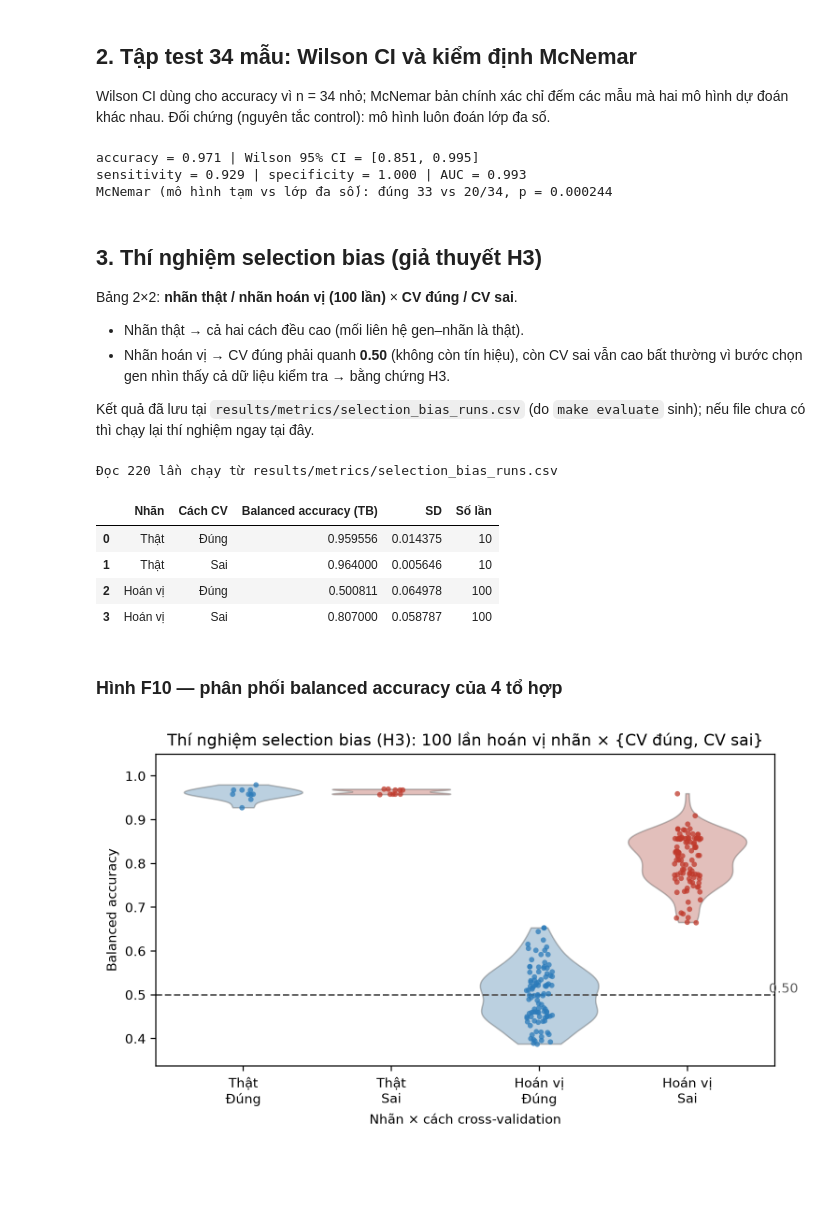
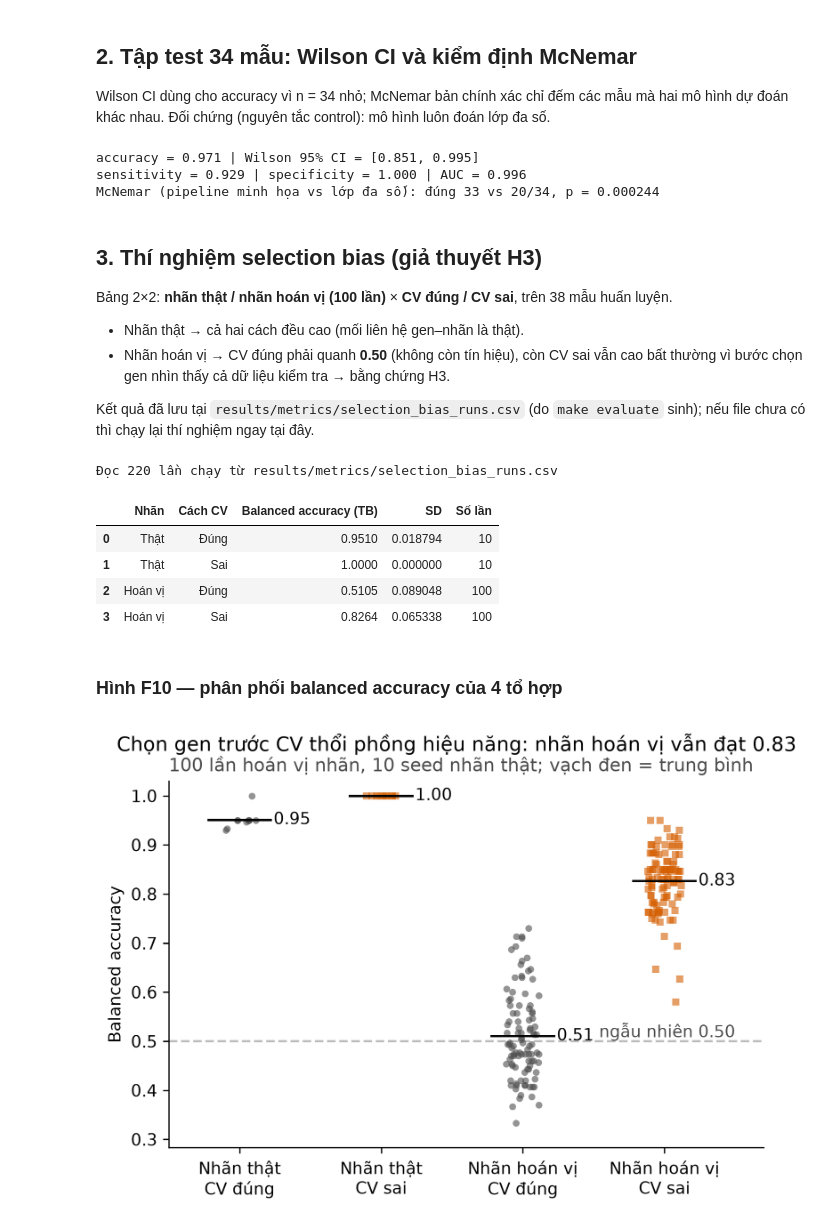
Before and after one commit to BuiTuanHiep912/Golub-project, a Jupyter notebook: notebooks/08_evaluation.ipynb, the cells around one changed output. Drawn from its saved outputs; the diff is of its cells as text; code cells hidden in the pictures; blank space fills up the shorter version.

```diff
--- a/notebooks/08_evaluation.ipynb
+++ b/notebooks/08_evaluation.ipynb
@@ -49,9 +44,11 @@ from src.load import load_golub
 
 pd.set_option("display.max_columns", 20)
 # %%
-X, samples = load_golub(layer="cleansed")
-y = samples["class"]
-pipe = _baseline_pipeline()   # pipeline tạm: log10 -> scale -> 50 gen -> logistic
-print("X:", X.shape, "| samples:", samples.shape)
+X, samples = load_golub(layer="curated")      # X_log10: đã threshold + log10, KHÔNG log thêm lần nữa
+y, split = samples["class"], samples["split"]
+train = (split == "train").to_numpy()
+X_tr, y_tr = X[train], y[train]               # 38 mẫu tham chiếu (ADR-014)
+pipe = _baseline_pipeline()   # make_preprocess() -> 50 gen -> logistic
+print("X:", X.shape, "| samples:", samples.shape, "| huấn luyện:", X_tr.shape)
 samples.head()
 # %% [output]
@@ -113,19 +113,19 @@ print(f"accuracy = {row['accuracy']:.3f} | Wilson 95% CI = [{row['acc_ci_low']:.
 print(f"sensitivity = {row['sensitivity']:.3f} | specificity = {row['specificity']:.3f} | AUC = {row['auc']:.3f}")
 
 majority = evaluate(Pipeline([("clf", DummyClassifier(strategy="most_frequent"))]),
-                    X, y, "original_split", split=samples["split"])
+                    X, y, "original_split", split=split)
 mc = mcnemar_test(test["predictions"]["y_true"], test["predictions"]["y_pred"],
                   majority["predictions"]["y_pred"])
-print(f"McNemar (mô hình tạm vs lớp đa số): đúng {mc['a_correct']} vs {mc['b_correct']}/{mc['n']}, "
+print(f"McNemar (pipeline minh họa vs lớp đa số): đúng {mc['a_correct']} vs {mc['b_correct']}/{mc['n']}, "
       f"p = {mc['p_value']:.3g}")
 # %% [output]
 accuracy = 0.971 | Wilson 95% CI = [0.851, 0.995]
-sensitivity = 0.929 | specificity = 1.000 | AUC = 0.993
-McNemar (mô hình tạm vs lớp đa số): đúng 33 vs 20/34, p = 0.000244
+sensitivity = 0.929 | specificity = 1.000 | AUC = 0.996
+McNemar (pipeline minh họa vs lớp đa số): đúng 33 vs 20/34, p = 0.000244
 # %% [markdown]
 ## 3. Thí nghiệm selection bias (giả thuyết H3)
 
-Bảng 2×2: **nhãn thật / nhãn hoán vị (100 lần)** × **CV đúng / CV sai**.
+Bảng 2×2: **nhãn thật / nhãn hoán vị (100 lần)** × **CV đúng / CV sai**, trên 38 mẫu huấn luyện.
 
 - Nhãn thật → cả hai cách đều cao (mối liên hệ gen–nhãn là thật).
 - Nhãn hoán vị → CV đúng phải quanh **0.50** (không còn tín hiệu), còn CV sai vẫn cao bất thường
@@ -136,33 +136,33 @@ nếu file chưa có thì chạy lại thí nghiệm ngay tại đây.
 # %%
 runs_path = METRICS_DIR / "selection_bias_runs.csv"
 if runs_path.exists():
     runs = pd.read_csv(runs_path)
     print(f"Đọc {len(runs)} lần chạy từ {runs_path.relative_to(ROOT)}")
 else:
-    runs = selection_bias_experiment(pipe, X, y, n_permutations=100)
+    runs = selection_bias_experiment(pipe, X_tr, y_tr, n_permutations=100)
     print(f"Chạy mới {len(runs)} lần chạy")
 
 summary = summarize_selection_bias(runs)
 summary["labels"] = summary["labels"].map({"real": "Thật", "permuted": "Hoán vị"})
 summary["cv"] = summary["cv"].map({"correct": "Đúng", "wrong": "Sai"})
 summary = summary.rename(columns={"labels": "Nhãn", "cv": "Cách CV",
                                   "bal_acc_mean": "Balanced accuracy (TB)",
                                   "bal_acc_sd": "SD", "n_runs": "Số lần"})
 summary
 # %% [output]
 Đọc 220 lần chạy từ results/metrics/selection_bias_runs.csv
 |  | Nhãn | Cách CV | Balanced accuracy (TB) | SD | Số lần |
-| 0 | Thật | Đúng | 0.959556 | 0.014375 | 10 |
-| 1 | Thật | Sai | 0.964000 | 0.005646 | 10 |
-| 2 | Hoán vị | Đúng | 0.500811 | 0.064978 | 100 |
-| 3 | Hoán vị | Sai | 0.807000 | 0.058787 | 100 |
+| 0 | Thật | Đúng | 0.9510 | 0.018794 | 10 |
+| 1 | Thật | Sai | 1.0000 | 0.000000 | 10 |
+| 2 | Hoán vị | Đúng | 0.5105 | 0.089048 | 100 |
+| 3 | Hoán vị | Sai | 0.8264 | 0.065338 | 100 |
 # %% [markdown]
 ### Hình F10 — phân phối balanced accuracy của 4 tổ hợp
 # %%
 fig10 = plot_selection_bias(runs)
 display(Image(filename=str(fig10[0])))   # bản report; bản slide ở results/figures/slides/
 # %% [output]
-[figure, old version]
+[figure, new version]
 # %% [markdown]
 ## 4. ROC và ma trận nhầm lẫn (hình F11)
 
```
Also changed, not shown: parts of 9 cells of this notebook, 23 other files.
